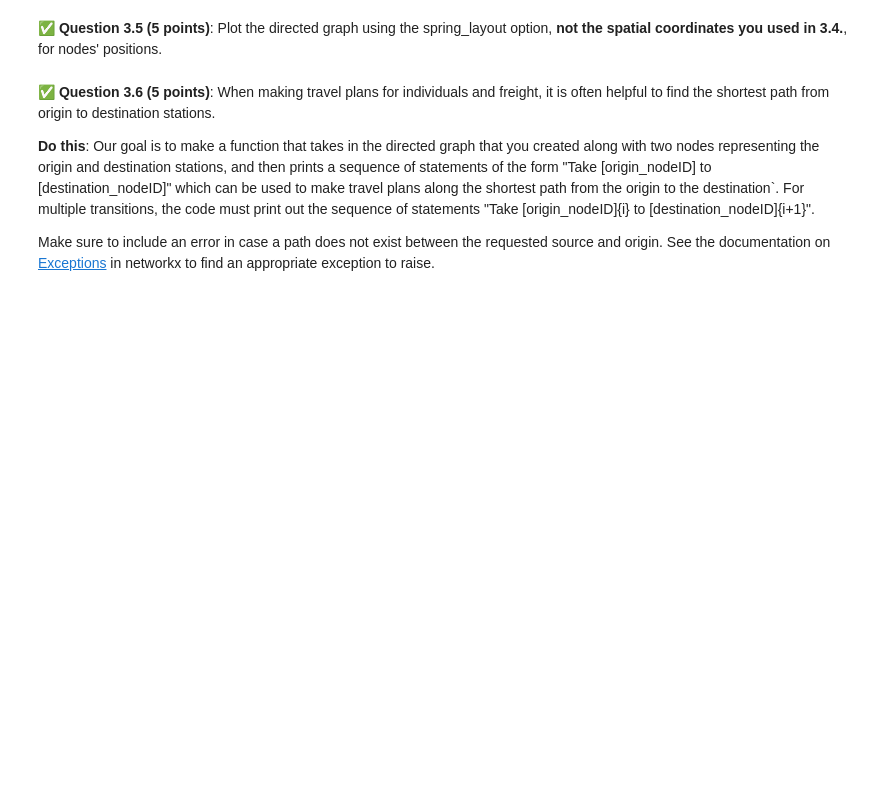
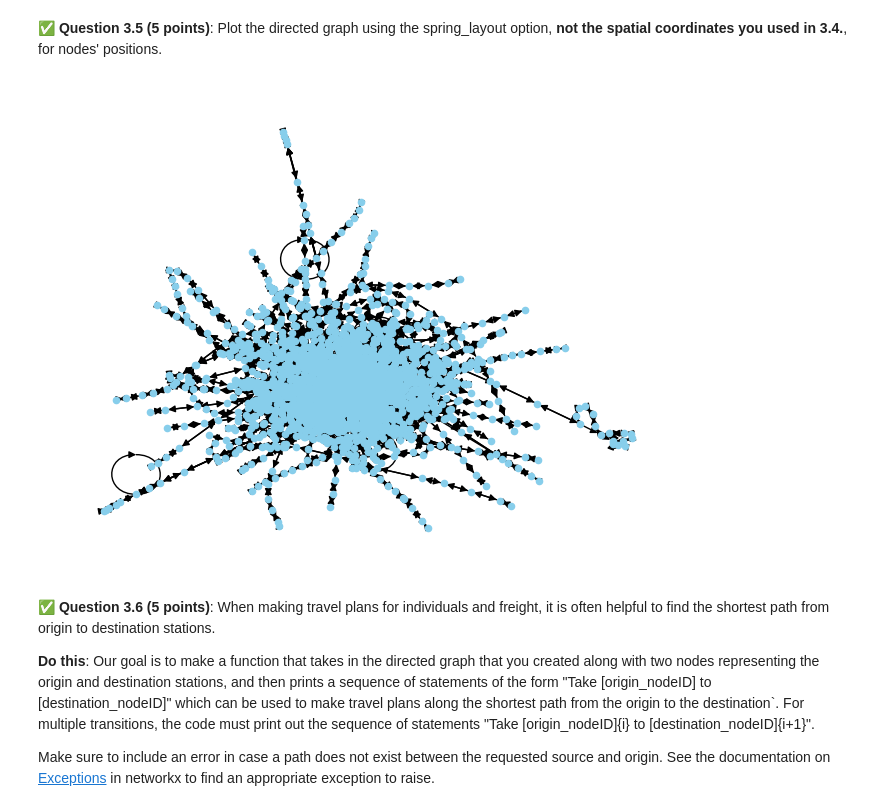
Before and after one commit to Corundum248/CMSE202-f24-turnin, a Jupyter notebook: hw-02/HW-02_ABMandGraphTheory-STUDENT.ipynb, the cells around one changed output. Cells and saved outputs as stored; diff of their text form; code cells hidden in the pictures; blank space fills up the shorter version.

```diff
--- a/hw-02/HW-02_ABMandGraphTheory-STUDENT.ipynb
+++ b/hw-02/HW-02_ABMandGraphTheory-STUDENT.ipynb
@@ -570,0 +717,21 @@ Note: Remember that each edge in a directed graph has an orientation. So adding
+# %%
+# Write your code here
+#Q 3.4 does not ask that I display the graph
+
+#--------------------------------Make the weighted graph
+DiGraph = nx.DiGraph()
+for index, row in shaved_nodes.iterrows():        #add the edges between nodes
+    DiGraph.add_node(row['node'],pos=(row['lon'],row['lat']))
+for index, row in shaved_edges.iterrows():        #add the edges between nodes
+    DiGraph.add_edge(row['ori_node'], row['des_node'],weight = row['km']) #add connections between rows
+
+#-------------------------Test to see if they have correct distances
+edges_at = list(DiGraph.edges(data=True))
+lim = 0
+for edge in edges_at:
+    if lim < 20:
+        print(edge)
+    lim = lim + 1
+#------------------------Test to see if the edge values go both ways...
+print(DiGraph[1][19713.0])
+print(DiGraph[19713.0][1])
@@ -575,3 +758,9 @@ Note: Remember that each edge in a directed graph has an orientation. So adding
+# %%
+
+pos1 = nx.spring_layout(DiGraph)
+nx.draw(DiGraph, pos1, with_labels=False, node_size=20, node_color='skyblue', font_size=10, font_color='black', font_weight='bold')
+# %% [output]
+[figure, added]
 # %% [markdown]
 &#9989;  **Question 3.6 (5 points)**: When making travel plans for individuals and freight, it is often helpful to find the shortest path from origin to destination stations.
 
```
Also changed, not shown: parts of 40 cells of this notebook.
